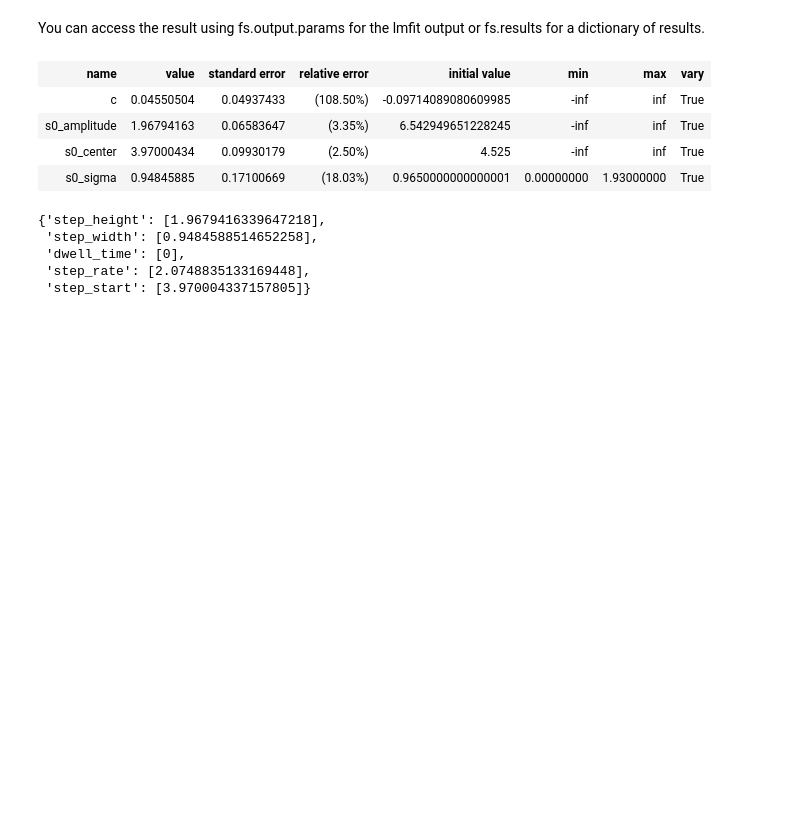
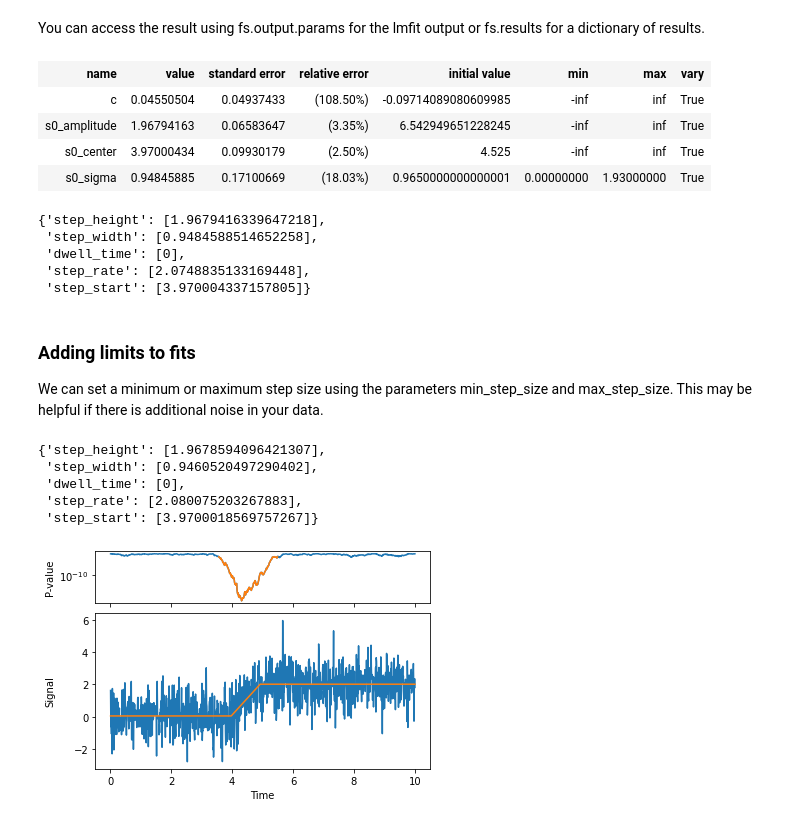
Before and after one commit to ianlmorgan/StePy, a Jupyter notebook: examples/tutorial.ipynb, the cells around one changed output. Cells and saved outputs as stored; diff of their text form; code cells hidden in the pictures; blank space fills up the shorter version.

Commit message:
Updated tutorial to explain how to use some of the parameters

```diff
--- a/examples/tutorial.ipynb
+++ b/examples/tutorial.ipynb
@@ -82,3 +81,19 @@ fs.results
  'dwell_time': [0],
  'step_rate': [2.0748835133169448],
  'step_start': [3.970004337157805]}
+# %% [markdown]
+### Adding limits to fits
+
+We can set a minimum or maximum step size using the parameters min_step_size and max_step_size. This may be helpful if there is additional noise in your data.
+# %%
+fs = fit_signal(trace, dt=dt)
+fs.fit(min_step_size = 1)
+fs.plot()
+fs.results
+# %% [output]
+{'step_height': [1.9678594096421307],
+ 'step_width': [0.9460520497290402],
+ 'dwell_time': [0],
+ 'step_rate': [2.080075203267883],
+ 'step_start': [3.9700018569757267]}
+[figure, added]
```
Also changed, not shown: parts of 9 cells of this notebook.
